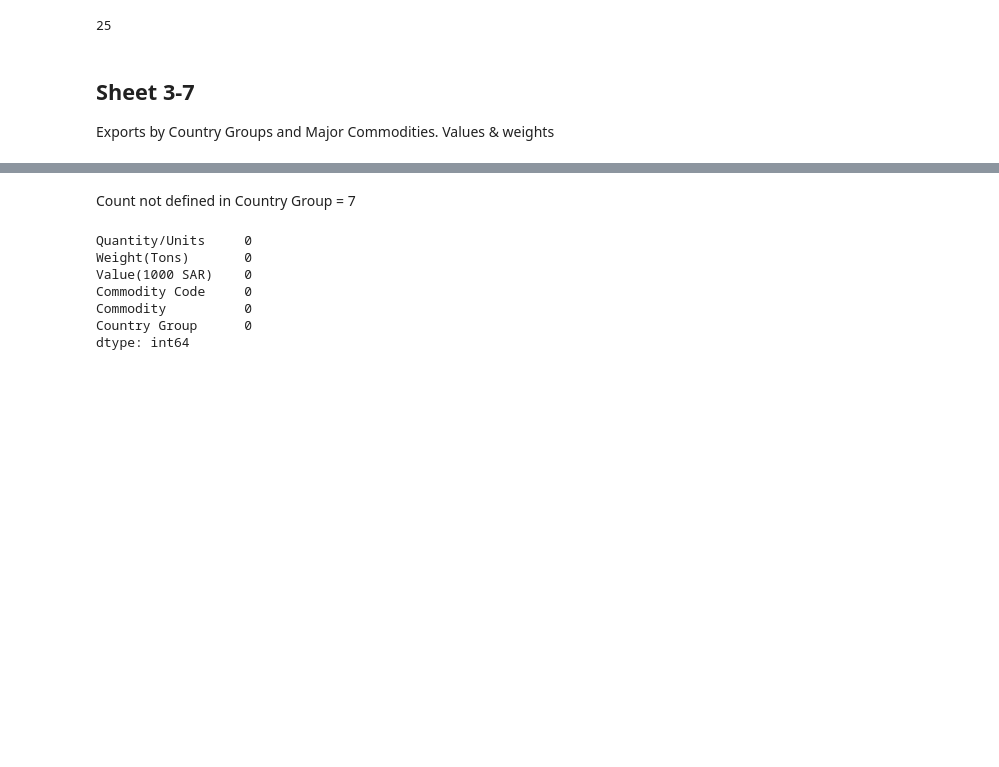
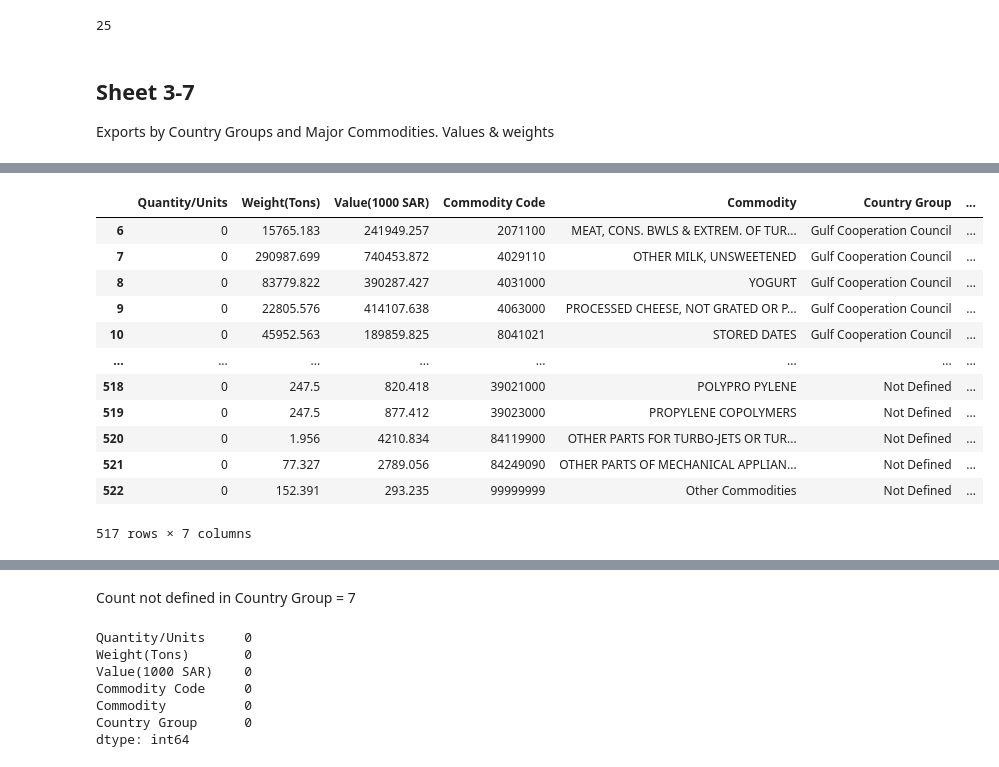
Before and after one commit to Aabusabaeen/Capstone-Project, a Jupyter notebook: 2020_EDA_Cleaning.ipynb, the cells around one changed output, grey strips where cells are left out. Cells and saved outputs as stored; diff of their text form; code cells hidden in the pictures; blank space fills up the shorter version.

```diff
--- a/2020_EDA_Cleaning.ipynb
+++ b/2020_EDA_Cleaning.ipynb
@@ -420,3 +423,19 @@ Exports_commodityGroup.drop(['Unnamed: 0', 'Unnamed: 1', 'الصادرات حس
 Exports_commodityGroup.drop([0,1,2,3,4,5], axis=0, inplace=True)
 Exports_commodityGroup.rename(columns={'Unnamed: 9': 'Quantity/Units', 'Unnamed: 10': 'Weight(Tons)', 'Unnamed: 11': 'Value(1000 SAR)',
 'Unnamed: 12' : 'Commodity Code', 'Unnamed: 13' : 'Commodity', 'Unnamed: 14': 'Country Group'}, inplace=True)
+# %%
+Exports_commodityGroup
+# %% [output]
+|  | Quantity/Units | Weight(Tons) | Value(1000 SAR) | Commodity Code | Commodity | Country Group | ... |
+| 6 | 0 | 15765.183 | 241949.257 | 2071100 | MEAT, CONS. BWLS & EXTREM. OF TUR... | Gulf Cooperation Council | ... |
+| 7 | 0 | 290987.699 | 740453.872 | 4029110 | OTHER MILK, UNSWEETENED | Gulf Cooperation Council | ... |
+| 8 | 0 | 83779.822 | 390287.427 | 4031000 | YOGURT | Gulf Cooperation Council | ... |
+| 9 | 0 | 22805.576 | 414107.638 | 4063000 | PROCESSED CHEESE, NOT GRATED OR P... | Gulf Cooperation Council | ... |
+| 10 | 0 | 45952.563 | 189859.825 | 8041021 | STORED DATES | Gulf Cooperation Council | ... |
+| ... | ... | ... | ... | ... | ... | ... | ... |
+| 518 | 0 | 247.5 | 820.418 | 39021000 | POLYPRO PYLENE | Not Defined | ... |
+| 519 | 0 | 247.5 | 877.412 | 39023000 | PROPYLENE COPOLYMERS | Not Defined | ... |
+| 520 | 0 | 1.956 | 4210.834 | 84119900 | OTHER PARTS FOR TURBO-JETS OR TUR... | Not Defined | ... |
+| 521 | 0 | 77.327 | 2789.056 | 84249090 | OTHER PARTS OF MECHANICAL APPLIAN... | Not Defined | ... |
+| 522 | 0 | 152.391 | 293.235 | 99999999 | Other Commodities | Not Defined | ... |
+517 rows × 7 columns
```
Also changed, not shown: parts of 4 cells of this notebook, 10 other files.
